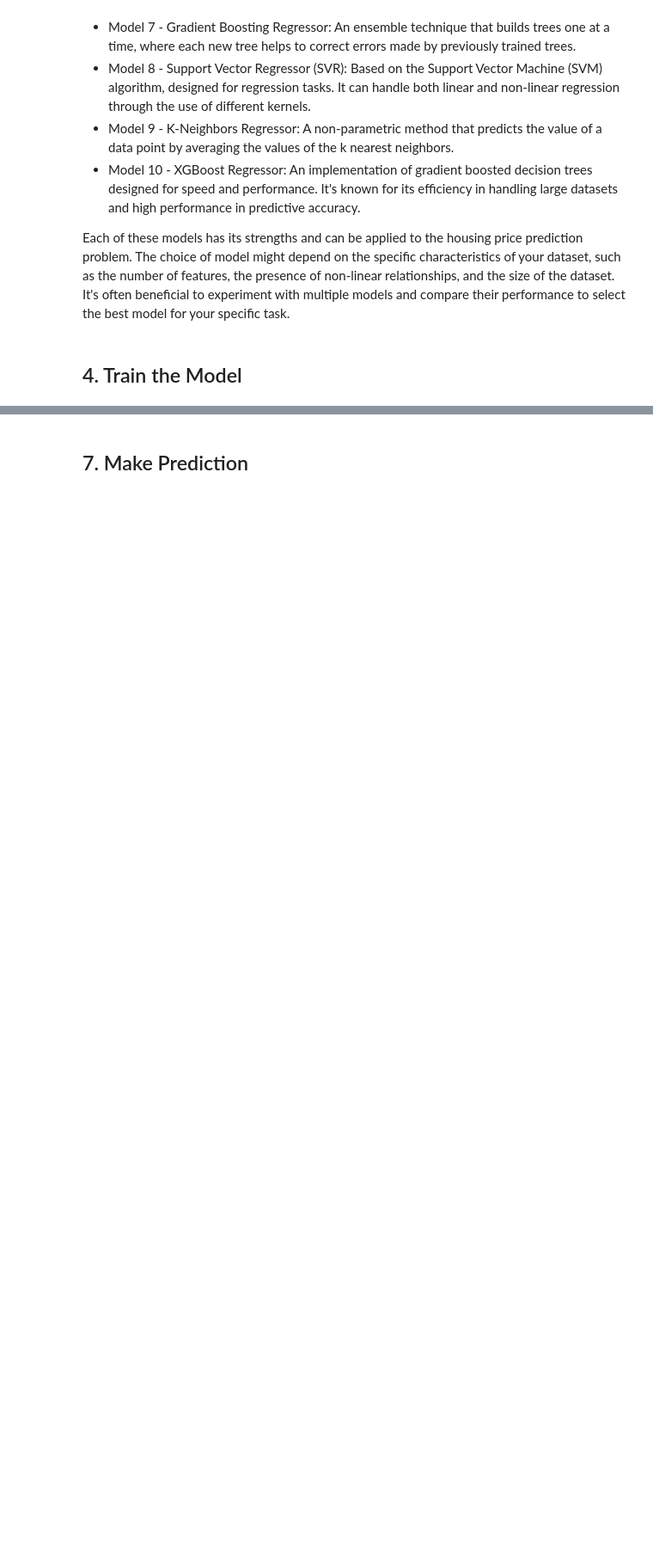
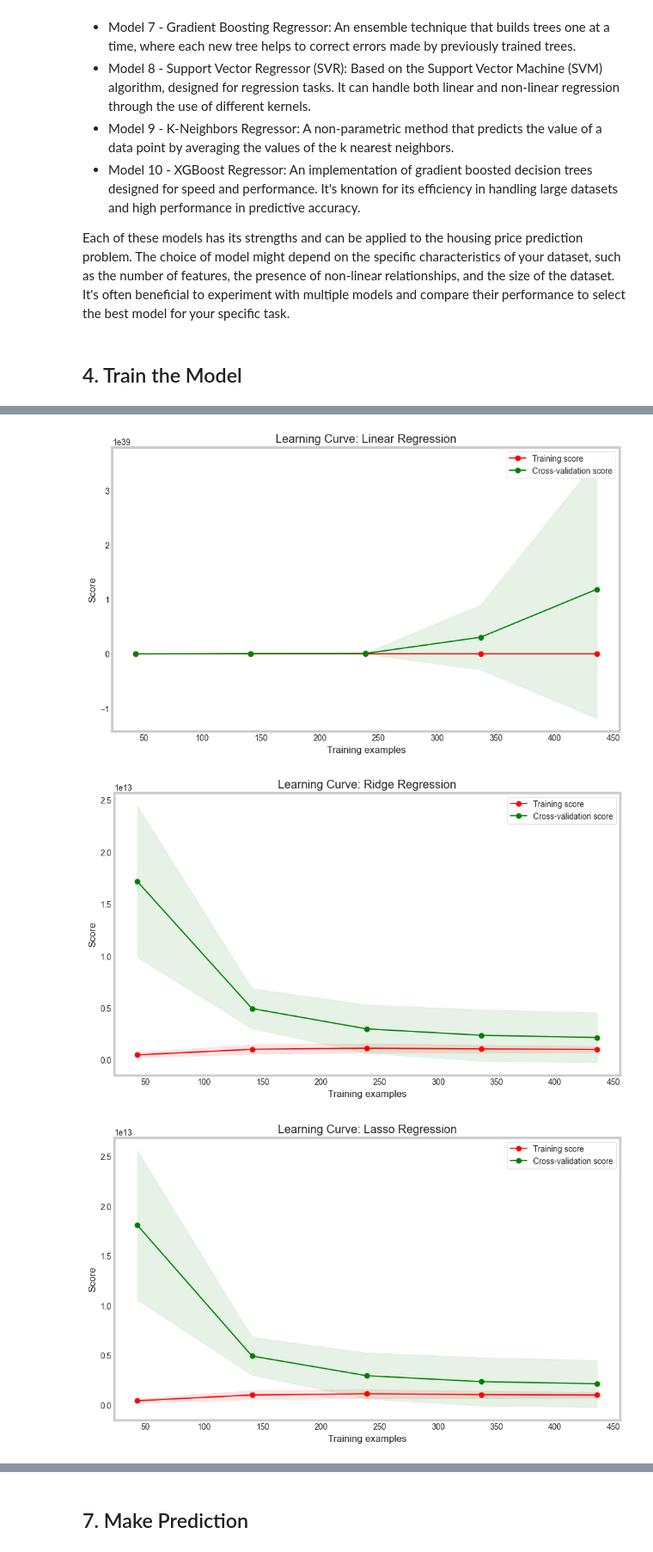
Before and after one commit to OskyRosky/MachineLearning, a Jupyter notebook: 2. Supervised Prediction/ML_2.ipynb, the cells around one changed output, grey strips where cells are left out. Shown at 86% size. Drawn from its saved outputs; the diff is of its cells as text; code cells hidden in the pictures; blank space fills up the shorter version.

```diff
--- a/2. Supervised Prediction/ML_2.ipynb
+++ b/2. Supervised Prediction/ML_2.ipynb
@@ -243,0 +513,78 @@ Each of these models has its strengths and can be applied to the housing price p
+# %%
+def plot_learning_curve(model, X, y, model_name, cv=5, n_jobs=None, train_sizes=np.linspace(0.1, 1.0, 5)):
+    """
+    Generate a simple plot of the test and training learning curve.
+
+    Parameters
+    ----------
+    model : object type that implements the "fit" and "predict" methods
+        An object of that type which is cloned for each validation.
+
+    title : string
+        Title for the chart.
+
+    X : array-like, shape (n_samples, n_features)
+        Training vector, where n_samples is the number of samples and
+        n_features is the number of features.
+
+    y : array-like, shape (n_samples) or (n_samples, n_features), optional
+        Target relative to X for classification or regression;
+        None for unsupervised learning.
+
+    cv : int, cross-validation generator or an iterable, optional
+        Determines the cross-validation splitting strategy.
+        Possible inputs for cv are:
+          - None, to use the default 5-fold cross-validation,
+          - integer, to specify the number of folds.
+          - :term:`CV splitter`,
+          - An iterable yielding (train, test) splits as arrays of indices.
+
+    n_jobs : int or None, optional (default=None)
+        Number of jobs to run in parallel.
+        ``None`` means 1 unless in a :obj:`joblib.parallel_backend` context.
+        ``-1`` means using all processors.
+
+    train_sizes : array-like, shape (n_ticks,), dtype float or int
+        Relative or absolute numbers of training examples that will be used to
+        generate the learning curve. If the dtype is float, it is regarded as a
+        fraction of the maximum size of the training set (that is determined
+        by the selected validation method), i.e. it has to be within (0, 1].
+        Otherwise it is interpreted as absolute sizes of the training sets.
+        Note that for classification the number of samples usually have to
+        be big enough to contain at least one sample from each class.
+        (default: np.linspace(0.1, 1.0, 5))
+    """
+    plt.figure(figsize=(10, 6))
+    plt.title(f'Learning Curve: {model_name}')
+    plt.xlabel("Training examples")
+    plt.ylabel("Score")
+    train_sizes, train_scores, test_scores = learning_curve(
+        model, X, y, cv=cv, n_jobs=n_jobs, train_sizes=train_sizes,
+        scoring='neg_mean_squared_error')
+    train_scores_mean = np.mean(-train_scores, axis=1)
+    train_scores_std = np.std(-train_scores, axis=1)
+    test_scores_mean = np.mean(-test_scores, axis=1)
+    test_scores_std = np.std(-test_scores, axis=1)
+    plt.grid()
+
+    plt.fill_between(train_sizes, train_scores_mean - train_scores_std,
+                     train_scores_mean + train_scores_std, alpha=0.1,
+                     color="r")
+    plt.fill_between(train_sizes, test_scores_mean - test_scores_std,
+                     test_scores_mean + test_scores_std, alpha=0.1, color="g")
+    plt.plot(train_sizes, train_scores_mean, 'o-', color="r",
+             label="Training score")
+    plt.plot(train_sizes, test_scores_mean, 'o-', color="g",
+             label="Cross-validation score")
+
+    plt.legend(loc="best")
+    return plt
+
+# Now iterate over all models to plot learning curves
+for model_name, model_pipeline in models:
+    plot_learning_curve(model_pipeline, X, Y, model_name, cv=5, n_jobs=-1)
+    plt.show()
+# %% [output]
+[figure, added]
+[figure, added]
+[figure, added]
```
Also changed, not shown: parts of 43 cells of this notebook, 1 other file.
